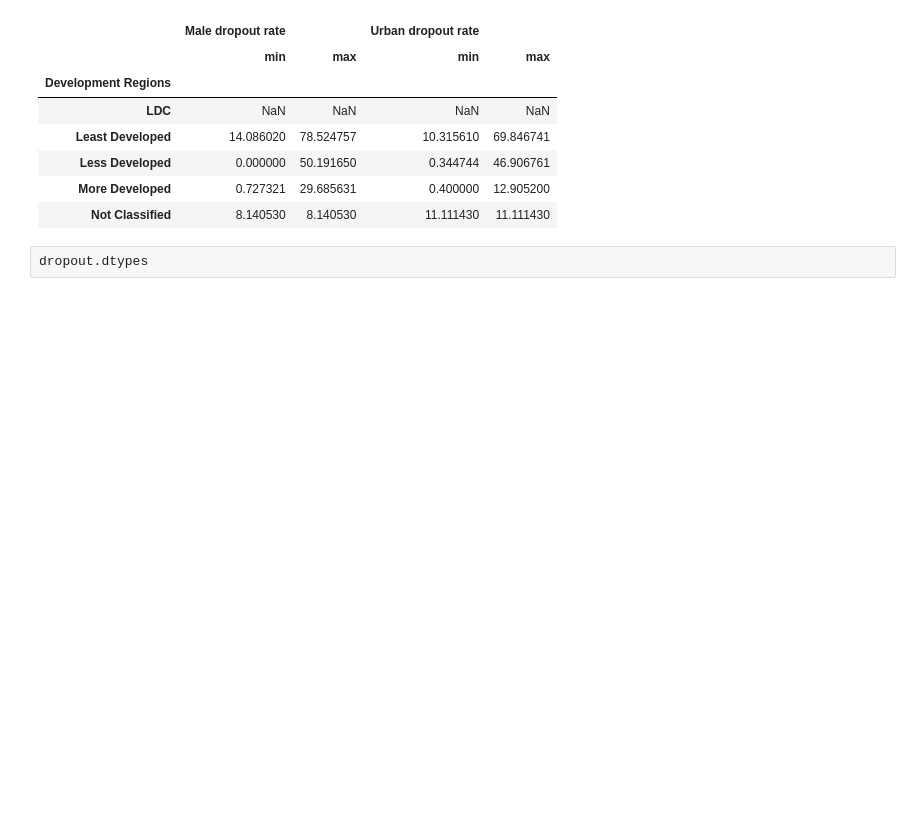
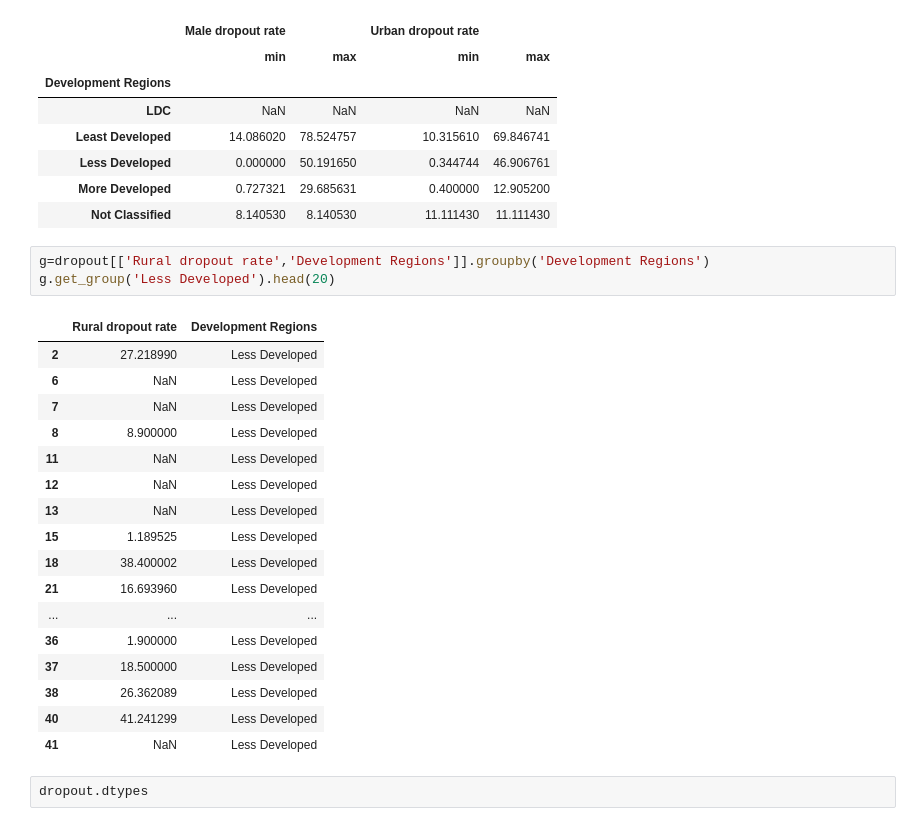
Before and after one commit to shimjide123/datman, a Jupyter notebook: PS2_Yu_Nong.ipynb, the cells around one changed output. Drawn from its saved outputs; the diff is of its cells as text; blank space fills up the shorter version.

```diff
--- a/PS2_Yu_Nong.ipynb
+++ b/PS2_Yu_Nong.ipynb
@@ -177,6 +189,27 @@ dropout.groupby('Development Regions').agg({'Male dropout rate':['min', 'max'],'
 | Less Developed | 0.000000 | 50.191650 | 0.344744 | 46.906761 |
 | More Developed | 0.727321 | 29.685631 | 0.400000 | 12.905200 |
 | Not Classified | 8.140530 | 8.140530 | 11.111430 | 11.111430 |
+# %%
+g=dropout[['Rural dropout rate','Development Regions']].groupby('Development Regions')
+g.get_group('Less Developed').head(20)
+# %% [output]
+|  | Rural dropout rate | Development Regions |
+| 2 | 27.218990 | Less Developed |
+| 6 | NaN | Less Developed |
+| 7 | NaN | Less Developed |
+| 8 | 8.900000 | Less Developed |
+| 11 | NaN | Less Developed |
+| 12 | NaN | Less Developed |
+| 13 | NaN | Less Developed |
+| 15 | 1.189525 | Less Developed |
+| 18 | 38.400002 | Less Developed |
+| 21 | 16.693960 | Less Developed |
+| ... | ... | ... |
+| 36 | 1.900000 | Less Developed |
+| 37 | 18.500000 | Less Developed |
+| 38 | 26.362089 | Less Developed |
+| 40 | 41.241299 | Less Developed |
+| 41 | NaN | Less Developed |
 # %%
 dropout.dtypes
 # %% [output]
```
Also changed, not shown: parts of 19 cells of this notebook.
